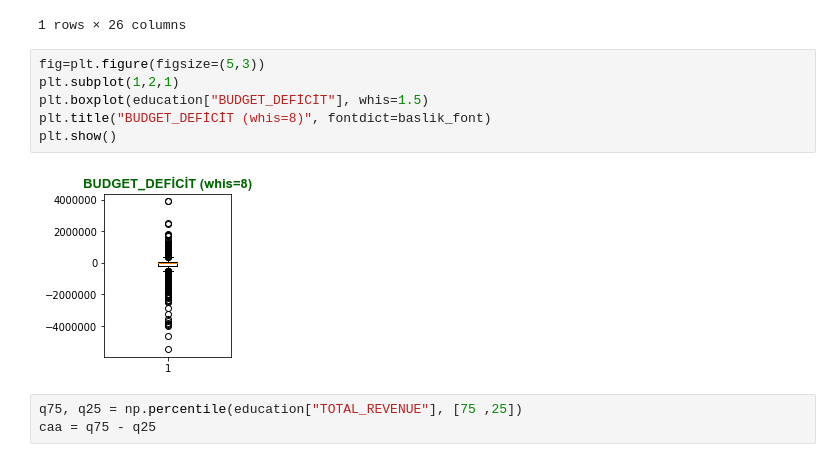
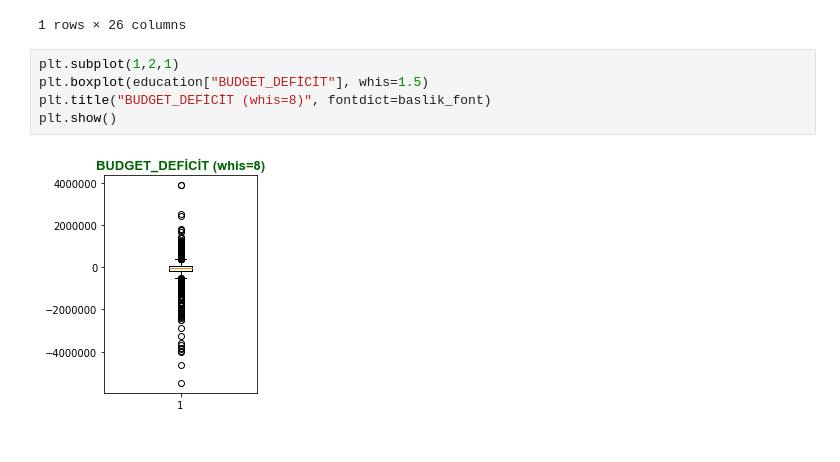
Before and after one commit to mehmetfatihdata/BOOTCAMP_1, a Jupyter notebook: WORK_18_OUTLIERS.ipynb, the cells around one changed output. Cells and saved outputs as stored; diff of their text form.

```diff
--- a/WORK_18_OUTLIERS.ipynb
+++ b/WORK_18_OUTLIERS.ipynb
@@ -125,13 +125,9 @@ education.head(1)
 | 0 | 1992_ALABAMA | ALABAMA | 1992 | NaN | 2678885.0 | 304177.0 | 1659028.0 | 715680.0 | ... |
 1 rows × 26 columns
 # %%
-fig=plt.figure(figsize=(5,3))
 plt.subplot(1,2,1)
 plt.boxplot(education["BUDGET_DEFİCİT"], whis=1.5)
 plt.title("BUDGET_DEFİCİT (whis=8)", fontdict=baslik_font)
 plt.show()
 # %% [output]
-[figure, old version]
+[figure, new version]
-# %%
-q75, q25 = np.percentile(education["TOTAL_REVENUE"], [75 ,25])
-caa = q75 - q25
```
Also changed, not shown: parts of 14 cells of this notebook.
